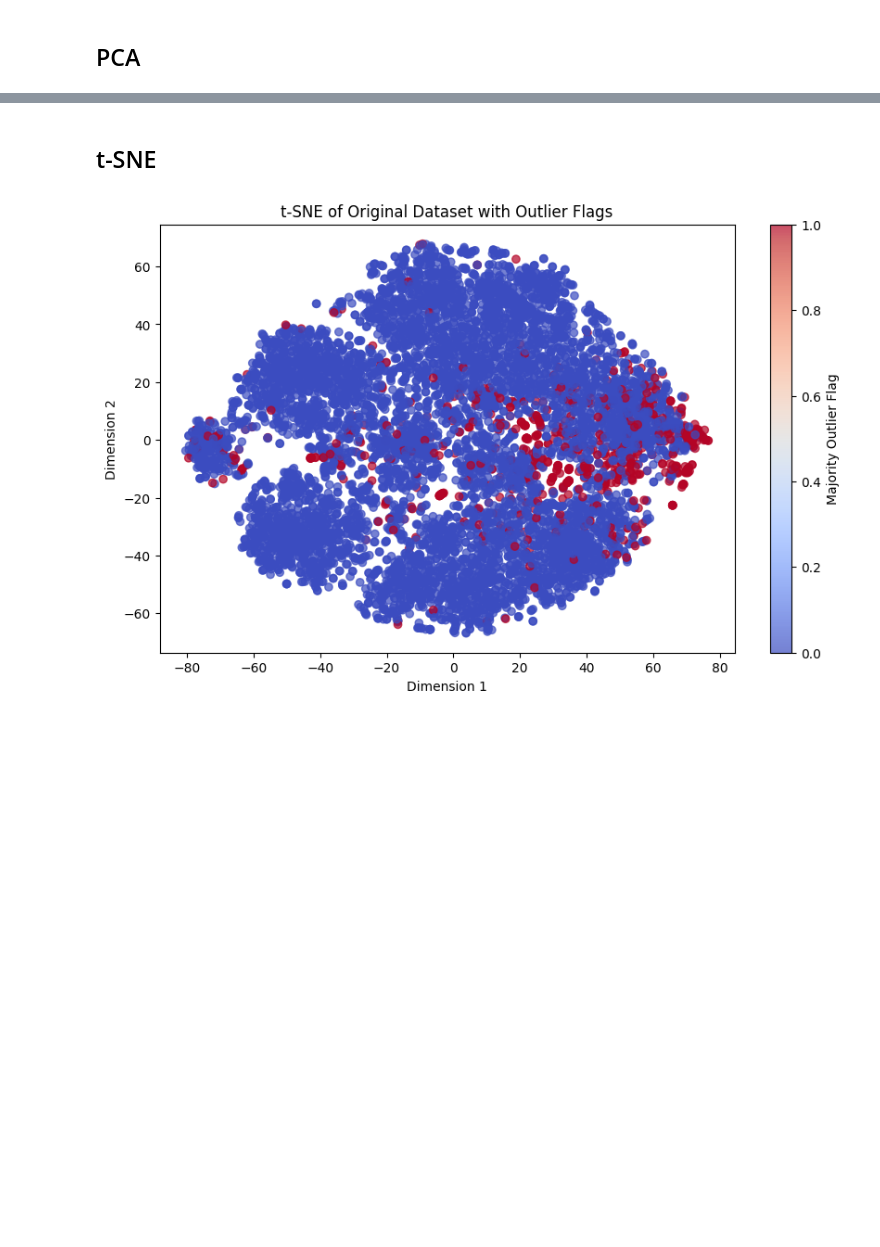
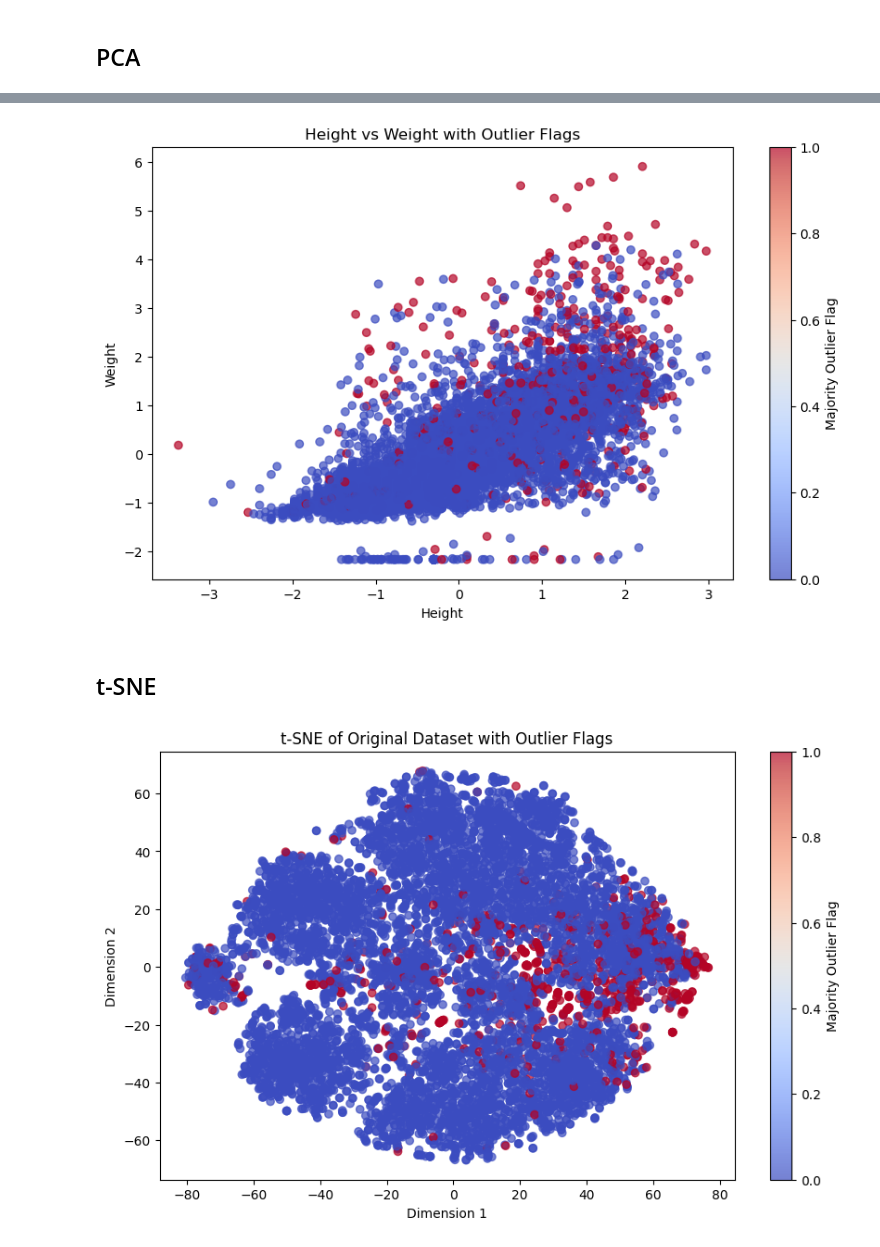
Before and after one commit to lorenzobuccolini03/Data-Mining---Advanced-Topics, a Jupyter notebook: Outliers_Detection/outliers_removal.ipynb, the cells around one changed output, grey strips where cells are left out. Saved outputs shown, nothing was run; the diff lists cells and outputs as text; code cells hidden in the pictures; blank space fills up the shorter version.

```diff
--- a/Outliers_Detection/outliers_removal.ipynb
+++ b/Outliers_Detection/outliers_removal.ipynb
@@ -92,3 +125,14 @@ plt.show()
+# %%
+#trying to visualize the outliers and normal points in two meaningful variables, like height and weight
+plt.figure(figsize=(10, 6))
+plt.scatter(X_merged['Physical-Height'], X_merged['Physical-Weight'], c=X_merged['majority_outlier'], cmap='coolwarm', alpha=0.7)
+plt.title('Height vs Weight with Outlier Flags')
+plt.xlabel('Height')
+plt.ylabel('Weight')
+plt.colorbar(label='Majority Outlier Flag')
+plt.show()
+# %% [output]
+[figure, added]
 # %% [markdown]
 ## t-SNE
 # %%
```
Also changed, not shown: parts of 2 cells of this notebook, 3 other files.
